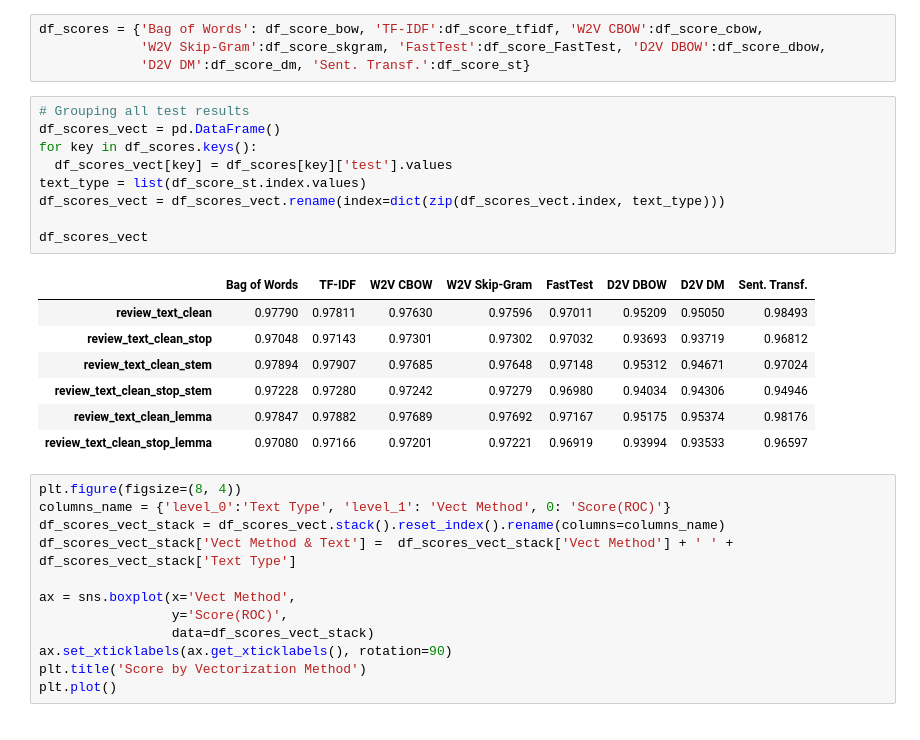
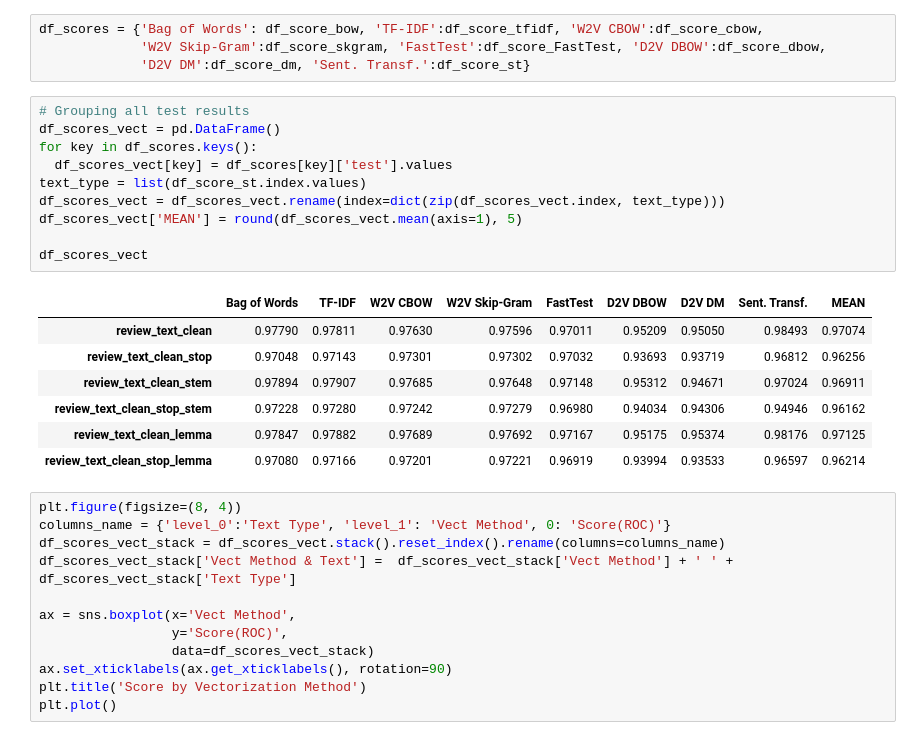
Before and after one commit to rdemarqui/sentiment_analysis, a Jupyter notebook: 02 Vectorization.ipynb, the cells around one changed output. Cells and saved outputs as stored; diff of their text form.

```diff
--- a/02 Vectorization.ipynb
+++ b/02 Vectorization.ipynb
@@ -559,20 +559,21 @@ df_scores = {'Bag of Words': df_score_bow, 'TF-IDF':df_score_tfidf, 'W2V CBOW':d
 # %%
 # Grouping all test results
 df_scores_vect = pd.DataFrame()
 for key in df_scores.keys():
   df_scores_vect[key] = df_scores[key]['test'].values
 text_type = list(df_score_st.index.values)
 df_scores_vect = df_scores_vect.rename(index=dict(zip(df_scores_vect.index, text_type)))
+df_scores_vect['MEAN'] = round(df_scores_vect.mean(axis=1), 5)
 
 df_scores_vect
 # %% [output]
-|  | Bag of Words | TF-IDF | W2V CBOW | W2V Skip-Gram | FastTest | D2V DBOW | D2V DM | Sent. Transf. |
-| review_text_clean | 0.97790 | 0.97811 | 0.97630 | 0.97596 | 0.97011 | 0.95209 | 0.95050 | 0.98493 |
-| review_text_clean_stop | 0.97048 | 0.97143 | 0.97301 | 0.97302 | 0.97032 | 0.93693 | 0.93719 | 0.96812 |
-| review_text_clean_stem | 0.97894 | 0.97907 | 0.97685 | 0.97648 | 0.97148 | 0.95312 | 0.94671 | 0.97024 |
-| review_text_clean_stop_stem | 0.97228 | 0.97280 | 0.97242 | 0.97279 | 0.96980 | 0.94034 | 0.94306 | 0.94946 |
-| review_text_clean_lemma | 0.97847 | 0.97882 | 0.97689 | 0.97692 | 0.97167 | 0.95175 | 0.95374 | 0.98176 |
-| review_text_clean_stop_lemma | 0.97080 | 0.97166 | 0.97201 | 0.97221 | 0.96919 | 0.93994 | 0.93533 | 0.96597 |
+|  | Bag of Words | TF-IDF | W2V CBOW | W2V Skip-Gram | FastTest | D2V DBOW | D2V DM | Sent. Transf. | MEAN |
+| review_text_clean | 0.97790 | 0.97811 | 0.97630 | 0.97596 | 0.97011 | 0.95209 | 0.95050 | 0.98493 | 0.97074 |
+| review_text_clean_stop | 0.97048 | 0.97143 | 0.97301 | 0.97302 | 0.97032 | 0.93693 | 0.93719 | 0.96812 | 0.96256 |
+| review_text_clean_stem | 0.97894 | 0.97907 | 0.97685 | 0.97648 | 0.97148 | 0.95312 | 0.94671 | 0.97024 | 0.96911 |
+| review_text_clean_stop_stem | 0.97228 | 0.97280 | 0.97242 | 0.97279 | 0.96980 | 0.94034 | 0.94306 | 0.94946 | 0.96162 |
+| review_text_clean_lemma | 0.97847 | 0.97882 | 0.97689 | 0.97692 | 0.97167 | 0.95175 | 0.95374 | 0.98176 | 0.97125 |
+| review_text_clean_stop_lemma | 0.97080 | 0.97166 | 0.97201 | 0.97221 | 0.96919 | 0.93994 | 0.93533 | 0.96597 | 0.96214 |
 # %%
 plt.figure(figsize=(8, 4))
 columns_name = {'level_0':'Text Type', 'level_1': 'Vect Method', 0: 'Score(ROC)'}
```
